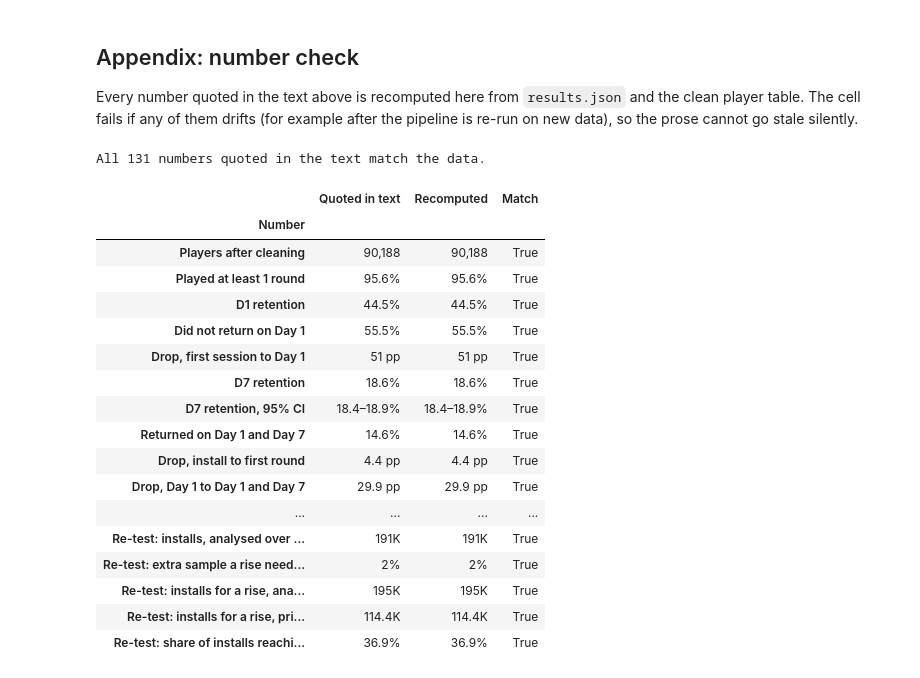
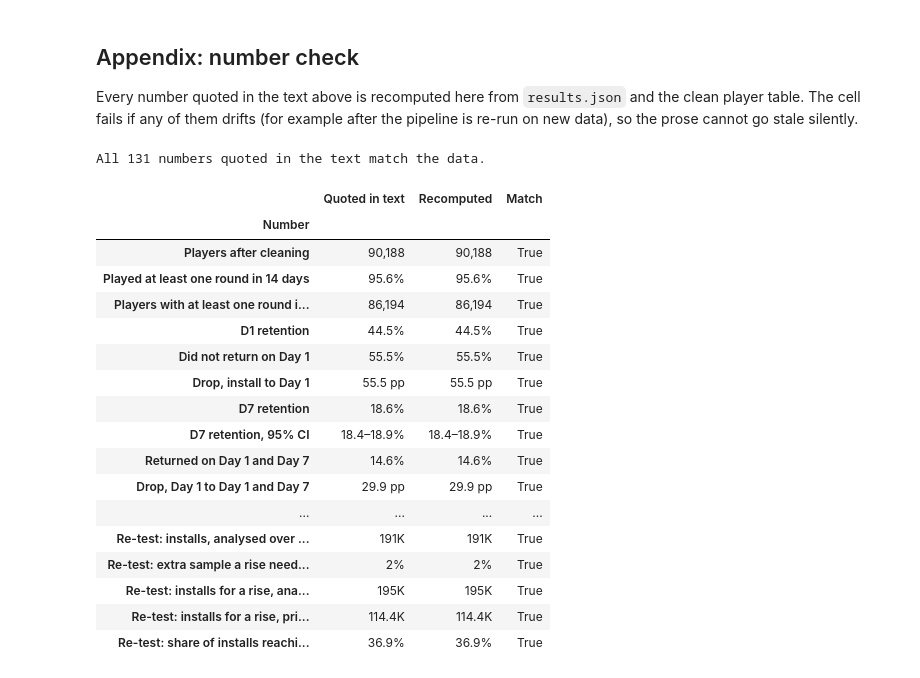
Before and after one commit to edwinzhang98/retention-ab-test-analysis, a Jupyter notebook: notebooks/02_retention.ipynb, the cells around one changed output. Saved outputs shown, nothing was run; the diff lists cells and outputs as text; code cells hidden in the pictures.

```diff
--- a/notebooks/02_retention.ipynb
+++ b/notebooks/02_retention.ipynb
@@ -696,6 +698,11 @@ fails if any of them drifts (for example after the pipeline is re-run on new dat
 silently.
 # %%
 f = pd.DataFrame(ck["funnel"]).set_index("step")["share_of_installs"]
+played_14d = players["sum_gamerounds"] > 0
+assert ck["overall"]["played_any_round_14d"] == int(played_14d.sum())
+assert np.isclose(ck["overall"]["share_played_any_round_14d"], played_14d.mean(), atol=5e-9, rtol=0)
+expected_funnel = R.funnel(players)
+assert pd.DataFrame(ck["funnel"])[["step", "players"]].equals(expected_funnel[["step", "players"]])
 gap_dim = pd.DataFrame(ck["gap_by_dimension"]).set_index("column")["gap_pp"]
 rb = R.retention_rates(players, "rounds_bucket").set_index("rounds_bucket")
 d1s = R.retention_rates(players, "d1_status").set_index("d1_status")
@@ -730,15 +737,15 @@ def thousands(x: float) -> str:
 
 quoted = [
     ("Players after cleaning", "90,188", f"{len(players):,}"),
-    ("Played at least 1 round", "95.6%", pct(f["Played at least 1 round"])),
+    ("Played at least one round in 14 days", "95.6%", pct((players["sum_gamerounds"] > 0).mean())),
+    ("Players with at least one round in 14 days", "86,194", f"{(players['sum_gamerounds'] > 0).sum():,}"),
     ("D1 retention", "44.5%", pct(players["retention_1"].mean())),
     ("Did not return on Day 1", "55.5%", pct(1 - players["retention_1"].mean())),
-    ("Drop, first session to Day 1", "51 pp",
-     f"{(f['Played at least 1 round'] - f['Returned on Day 1']) * 100:.0f} pp"),
+    ("Drop, install to Day 1", "55.5 pp",
+     f"{(f['Installed'] - f['Returned on Day 1']) * 100:.1f} pp"),
     ("D7 retention", "18.6%", pct(players["retention_7"].mean())),
     ("D7 retention, 95% CI", "18.4–18.9%", f"{d7_lo * 100:.1f}–{d7_hi * 100:.1f}%"),
     ("Returned on Day 1 and Day 7", "14.6%", pct(f["Returned on Day 1 and Day 7"])),
-    ("Drop, install to first round", "4.4 pp", f"{(1 - f['Played at least 1 round']) * 100:.1f} pp"),
     ("Drop, Day 1 to Day 1 and Day 7", "29.9 pp",
      f"{(f['Returned on Day 1'] - f['Returned on Day 1 and Day 7']) * 100:.1f} pp"),
     ("Share of installs with < 15 rounds", "47%", pct(target.mean(), 0)),
@@ -753,7 +760,7 @@ quoted = [
     ("D7, returned on Day 1", "32.8%", pct(d7_back)),
     ("D7, did not return on Day 1", "7.2%", pct(d7_gone)),
     ("D7 gap by Day-1 status, overall", "25.6 pp", f"{(d7_back - d7_gone) * 100:.1f} pp"),
-    ("R6 ceiling: pp of D7 per 1 pp of installs moved to a Day-1 return", "0.26", f"{d7_back - d7_gone:.2f}"),
+    ("R6 illustrative scenario: pp of D7 per 1 pp of installs shifted between observed groups", "0.26", f"{d7_back - d7_gone:.2f}"),
     ("Smallest within-bucket Day-1 gap", "−2.7", sgn(d1_gap.iloc[1:]["gap_pp"].min(), 1)),
     ("Largest within-bucket Day-1 gap", "+5.1", sgn(d1_gap.iloc[1:]["gap_pp"].max(), 1)),
     ("D7 gap, engagement depth", "70 pp", f"{gap_dim['rounds_bucket']:.0f} pp"),
@@ -853,50 +860,50 @@ quoted = [
     ("Gate: rounds among 30+ players, median gate_40", "75", f"{ra['median_t']:.0f}"),
     ("Gate: rounds among 30+ players, median gate_30", "72", f"{ra['median_c']:.0f}"),
     ("Gate: rounds among 30+ players, Mann-Whitney p", "0.0001", f"{ra['mannwhitney_p']:.4f}"),
-    ("Gate: past 40 rounds among 30+ players, gate_40", "83.2%", pct(past40["rate_t"])),
-    ("Gate: past 40 rounds among 30+ players, gate_30", "81.4%", pct(past40["rate_c"])),
-    ("Gate: past 40 rounds, difference", "+1.8 pp", f"{sgn(past40['abs_lift'] * 100, 1)} pp"),
-    ("Gate: past 40 rounds, 95% CI", "+1.0 to +2.6", ci_pp(past40["abs_ci_low"], past40["abs_ci_high"], 1)),
+    ("Gate: at least 40 rounds among 30+ players, gate_40", "83.2%", pct(past40["rate_t"])),
+    ("Gate: at least 40 rounds among 30+ players, gate_30", "81.4%", pct(past40["rate_c"])),
+    ("Gate: at least 40 rounds, difference", "+1.8 pp", f"{sgn(past40['abs_lift'] * 100, 1)} pp"),
+    ("Gate: at least 40 rounds, 95% CI", "+1.0 to +2.6", ci_pp(past40["abs_ci_low"], past40["abs_ci_high"], 1)),
     ("Gate: rounds among 30+ players, mean difference", "+2.4", sgn(ra["mean_diff"], 1)),
     ("Gate: rounds among 30+ players, mean difference 95% CI", "−0.7 to +5.3",
      " to ".join(sgn(x, 1) for x in ra["mean_diff_boot_ci"])),
     ("Re-test: smallest D7 change per install", "0.5 pp", f"{rs['smallest_d7_change_per_install'] * 100:.1f} pp"),
     ("Re-test: that change relative to gate_30's D7", "2.6%",
      pct(rs["smallest_d7_change_per_install"] / rs["baseline_d7_install"])),
     ("Re-test: gate_30's D7", "19.0%", pct(rs["baseline_d7_install"])),
     ("Re-test: players who reach level 30 needed (50/50)", "42K",
      thousands(rs["reachers_needed_5050"])),
     ("Re-test: installs, primary analysis among them (50/50)", "114K",
      thousands(rs["installs_needed_reacher_analysis_5050"])),
     ("Re-test: installs, analysed over all installs (50/50)", "191K",
      thousands(rs["installs_needed_install_level_5050"])),
     ("Re-test: extra sample a rise needs, at most (larger of the two analyses)", "2%", f"{rise - 1:.0%}"),
     ("Re-test: installs for a rise, analysed over all installs (50/50)", "195K",
      thousands(rs["installs_needed_install_level_5050_if_rise"])),
     ("Re-test: installs for a rise, primary analysis among reachers (50/50)", "114.4K",
      f"{rs['installs_needed_reacher_analysis_5050_if_rise'] / 1000:.1f}K"),
     ("Re-test: share of installs reaching level 30 (this cohort)", "36.9%", pct(rs["share_reached_30"])),
 ]
 check = pd.DataFrame(quoted, columns=["Number", "Quoted in text", "Recomputed"]).set_index("Number")
 assert check.index.is_unique, "each quoted number needs its own label"
 check["Match"] = check["Quoted in text"] == check["Recomputed"]
 assert check["Match"].all(), f"Text and data disagree:\n{check[~check['Match']].to_string()}"
 print(f"All {len(check)} numbers quoted in the text match the data.")
 with pd.option_context("display.max_rows", None):    # show every row, not pandas' truncated view
     display(check)
 # %% [output]
 All 131 numbers quoted in the text match the data.
 |  | Quoted in text | Recomputed | Match |
 | Number |  |  |  |
 | Players after cleaning | 90,188 | 90,188 | True |
-| Played at least 1 round | 95.6% | 95.6% | True |
+| Played at least one round in 14 days | 95.6% | 95.6% | True |
+| Players with at least one round i... | 86,194 | 86,194 | True |
 | D1 retention | 44.5% | 44.5% | True |
 | Did not return on Day 1 | 55.5% | 55.5% | True |
-| Drop, first session to Day 1 | 51 pp | 51 pp | True |
+| Drop, install to Day 1 | 55.5 pp | 55.5 pp | True |
 | D7 retention | 18.6% | 18.6% | True |
 | D7 retention, 95% CI | 18.4–18.9% | 18.4–18.9% | True |
 | Returned on Day 1 and Day 7 | 14.6% | 14.6% | True |
-| Drop, install to first round | 4.4 pp | 4.4 pp | True |
 | Drop, Day 1 to Day 1 and Day 7 | 29.9 pp | 29.9 pp | True |
 | ... | ... | ... | ... |
 | Re-test: installs, analysed over ... | 191K | 191K | True |
```
Also changed, not shown: parts of 6 cells of this notebook, 43 other files.
